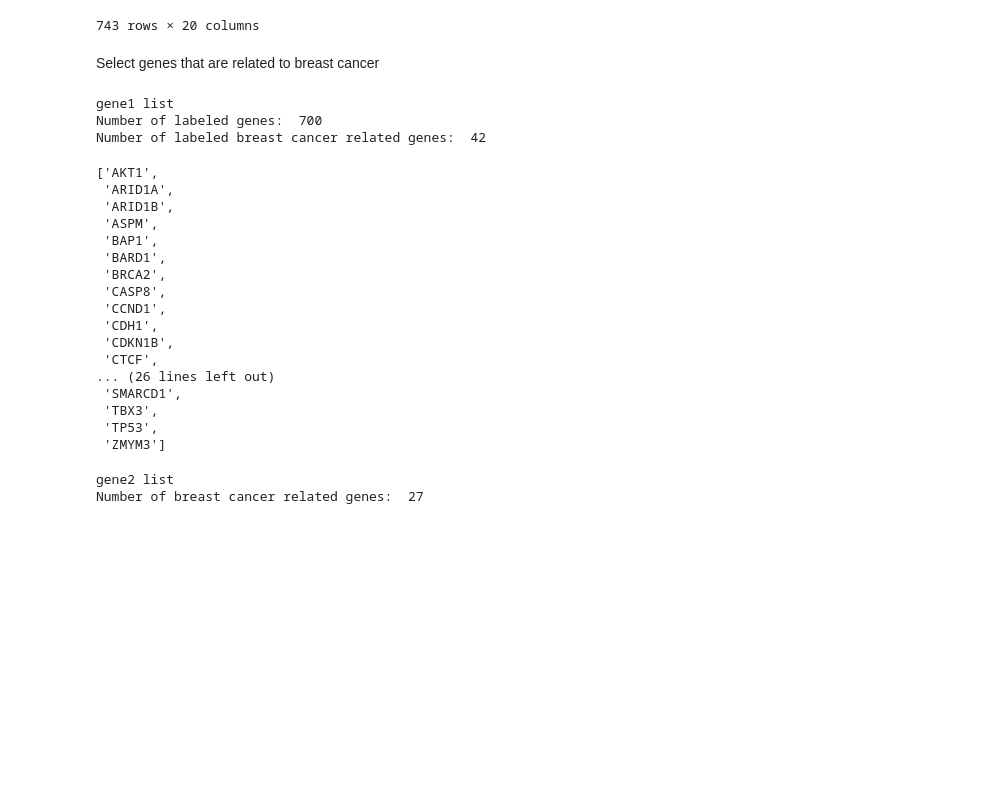
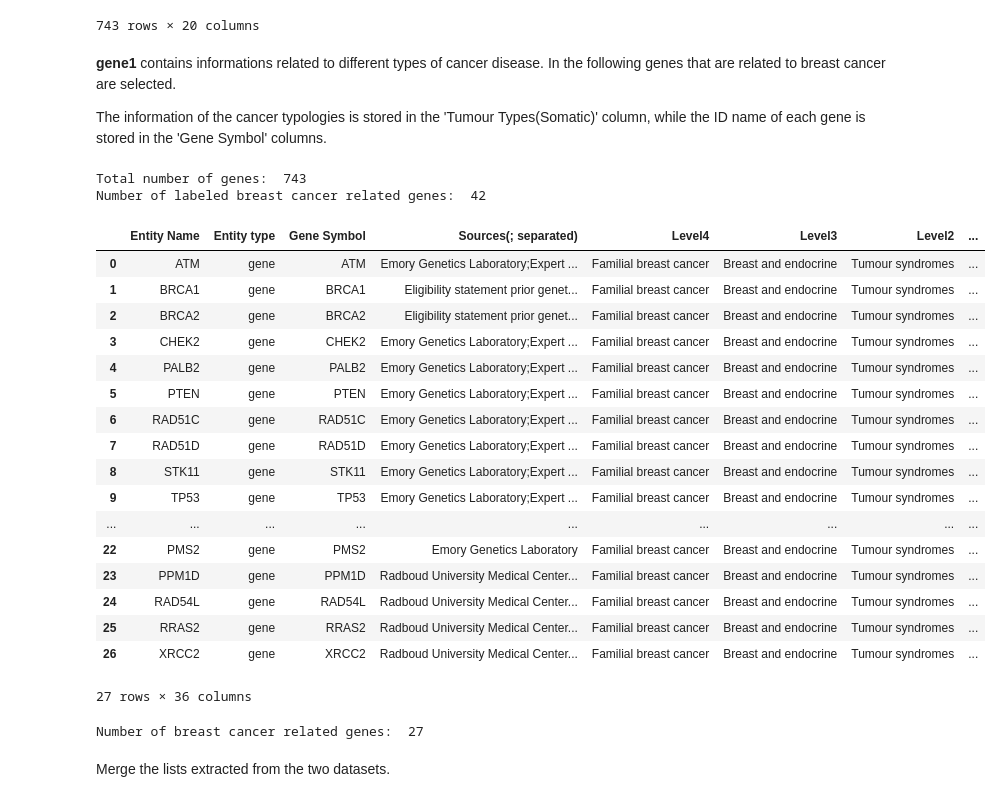
Before and after one commit to SilviaMariaMacri/applied-machine-learning-project, a Jupyter notebook: data.ipynb, the cells around one changed output. Saved outputs shown, nothing was run; the diff lists cells and outputs as text; code cells hidden in the pictures; blank space fills up the shorter version.

```diff
--- a/data.ipynb
+++ b/data.ipynb
@@ -269,13 +283,18 @@ gene1
 | 742 | ZRSR2 | zinc finger (CCCH type), RNA-bind... | 8233.0 | X:15790472-15823260 | 1 | Yes | Xp22.2 | yes | NaN | ... |
 743 rows × 20 columns
 # %% [markdown]
-Select genes that are related to breast cancer
+**gene1** contains informations related to different types of cancer disease. In the following genes that are related to breast cancer are selected.
+
+The information of the cancer typologies is stored in the 'Tumour Types(Somatic)' column, while the ID name of each gene is stored in the 'Gene Symbol' columns.
 # %%
-print('gene1 list')
+print('Total number of genes: ',len(gene1['Gene Symbol'].unique()))
+
+# drop rows with missing labels
 gene1_red = gene1[['Gene Symbol','Tumour Types(Somatic)']].dropna().copy()
 gene1_red.index = np.arange(len(gene1_red))
-print('Number of labeled genes: ',len(gene1_red))
+#print('Number of labeled genes: ',len(gene1_red))
 
+# select rows with 'brest' in 'Tumour Types(Somatic)'
 breast_index = []
 for i in range(len(gene1_red)):
     label = gene1_red['Tumour Types(Somatic)'].iloc[i]
@@ -286,35 +305,37 @@ gene1_red = gene1_red.iloc[breast_index]
 print('Number of labeled breast cancer related genes: ',len(gene1_red))
 
 gene_list1 = gene1_red['Gene Symbol'].tolist()
-gene_list1
 # %% [output]
-gene1 list
-Number of labeled genes:  700
+Total number of genes:  743
 Number of labeled breast cancer related genes:  42
-['AKT1',
- 'ARID1A',
- 'ARID1B',
- 'ASPM',
- 'BAP1',
- 'BARD1',
- 'BRCA2',
- 'CASP8',
- 'CCND1',
- 'CDH1',
- 'CDKN1B',
- 'CTCF',
-... (26 lines left out)
- 'SMARCD1',
- 'TBX3',
- 'TP53',
- 'ZMYM3']
+# %%
+gene2
+# %% [output]
+|  | Entity Name | Entity type | Gene Symbol | Sources(; separated) | Level4 | Level3 | Level2 | ... |
+| 0 | ATM | gene | ATM | Emory Genetics Laboratory;Expert ... | Familial breast cancer | Breast and endocrine | Tumour syndromes | ... |
+| 1 | BRCA1 | gene | BRCA1 | Eligibility statement prior genet... | Familial breast cancer | Breast and endocrine | Tumour syndromes | ... |
+| 2 | BRCA2 | gene | BRCA2 | Eligibility statement prior genet... | Familial breast cancer | Breast and endocrine | Tumour syndromes | ... |
+| 3 | CHEK2 | gene | CHEK2 | Emory Genetics Laboratory;Expert ... | Familial breast cancer | Breast and endocrine | Tumour syndromes | ... |
+| 4 | PALB2 | gene | PALB2 | Emory Genetics Laboratory;Expert ... | Familial breast cancer | Breast and endocrine | Tumour syndromes | ... |
+| 5 | PTEN | gene | PTEN | Emory Genetics Laboratory;Expert ... | Familial breast cancer | Breast and endocrine | Tumour syndromes | ... |
+| 6 | RAD51C | gene | RAD51C | Emory Genetics Laboratory;Expert ... | Familial breast cancer | Breast and endocrine | Tumour syndromes | ... |
+| 7 | RAD51D | gene | RAD51D | Emory Genetics Laboratory;Expert ... | Familial breast cancer | Breast and endocrine | Tumour syndromes | ... |
+| 8 | STK11 | gene | STK11 | Emory Genetics Laboratory;Expert ... | Familial breast cancer | Breast and endocrine | Tumour syndromes | ... |
+| 9 | TP53 | gene | TP53 | Emory Genetics Laboratory;Expert ... | Familial breast cancer | Breast and endocrine | Tumour syndromes | ... |
+| ... | ... | ... | ... | ... | ... | ... | ... | ... |
+| 22 | PMS2 | gene | PMS2 | Emory Genetics Laboratory | Familial breast cancer | Breast and endocrine | Tumour syndromes | ... |
+| 23 | PPM1D | gene | PPM1D | Radboud University Medical Center... | Familial breast cancer | Breast and endocrine | Tumour syndromes | ... |
+| 24 | RAD54L | gene | RAD54L | Radboud University Medical Center... | Familial breast cancer | Breast and endocrine | Tumour syndromes | ... |
+| 25 | RRAS2 | gene | RRAS2 | Radboud University Medical Center... | Familial breast cancer | Breast and endocrine | Tumour syndromes | ... |
+| 26 | XRCC2 | gene | XRCC2 | Radboud University Medical Center... | Familial breast cancer | Breast and endocrine | Tumour syndromes | ... |
+27 rows × 36 columns
 # %%
 gene_list2 = gene2['Gene Symbol'].tolist()
-print('gene2 list')
 print('Number of breast cancer related genes: ',len(gene_list2))
 # %% [output]
-gene2 list
 Number of breast cancer related genes:  27
+# %% [markdown]
+Merge the lists extracted from the two datasets.
 # %%
 gene_list = gene_list1 + gene_list2
 gene_list = list(set(gene_list))
```
Also changed, not shown: parts of 28 cells of this notebook, 1 other file.
